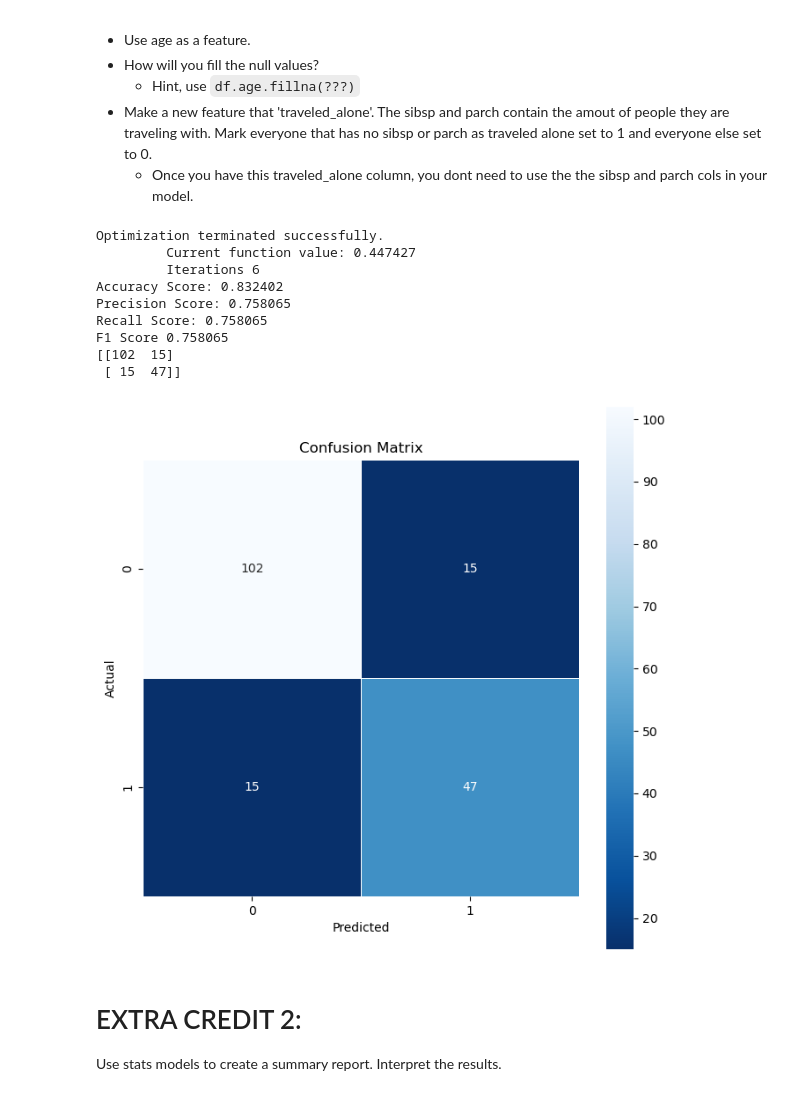
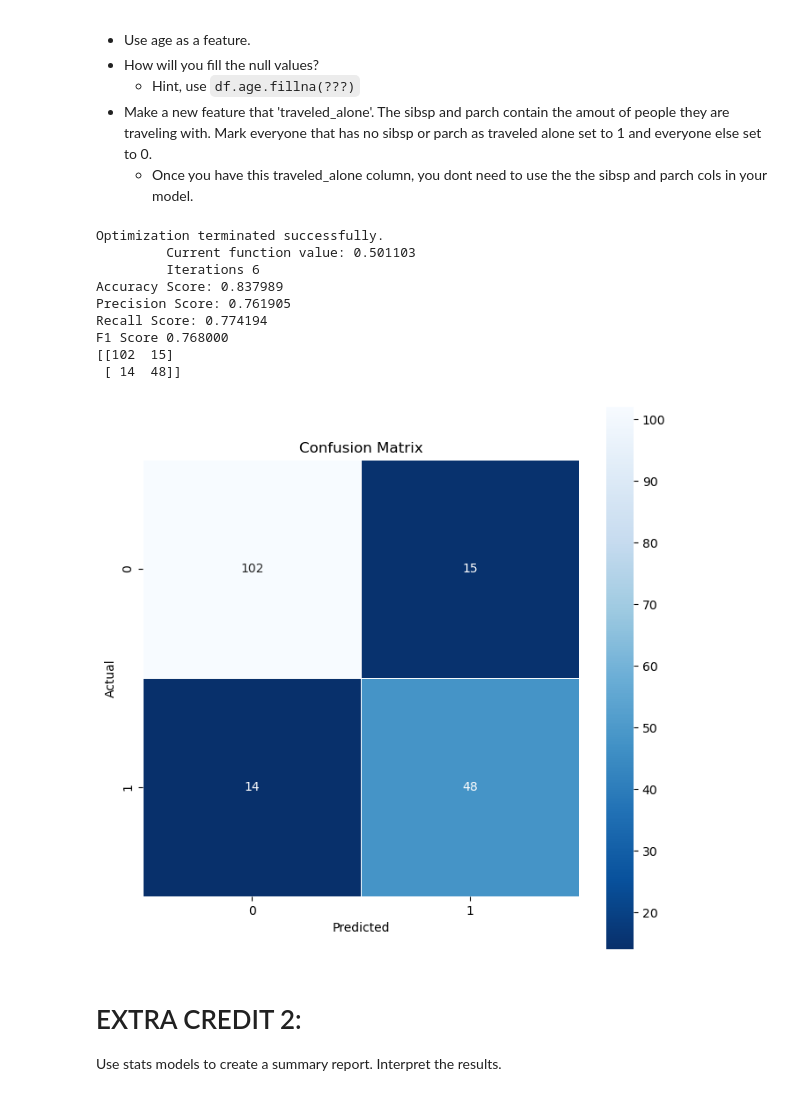
Before and after one commit to CHA0sTIG3R/my-fork-2023-fall-data-science-fridays, a Jupyter notebook: Week-03-Intro-To-ML/Exercise-HO.ipynb, the cells around one changed output. Saved outputs shown, nothing was run; the diff lists cells and outputs as text; code cells hidden in the pictures.

```diff
--- a/Week-03-Intro-To-ML/Exercise-HO.ipynb
+++ b/Week-03-Intro-To-ML/Exercise-HO.ipynb
@@ -108,12 +108,3 @@ X = df[selected_features]
 
 # Set y to be our target variable.
 y = df['survived']
-
-scaler = StandardScaler()
-X_scaled = scaler.fit_transform(X)
-
-X_df = pd.DataFrame(X_scaled, columns=X.columns)
-
-X_const = sm.add_constant(X_df)
-
-results1 = sm.Logit(y, X_const).fit()
@@ -241,18 +233,13 @@ selected_features = ['sex_male', 'pclass_2', 'pclass_3', 'embarked_Q', 'embarked
 X = df[selected_features]
 y = df['survived']
 
-scaler = StandardScaler()
-X_scaled = scaler.fit_transform(X)
-X_df = pd.DataFrame(X_scaled, columns=X.columns)
-
-X_const = sm.add_constant(X_df)
-results2 = sm.Logit(y, X_const).fit()
 
 # Split our data into testing and training.
-X_train, X_test, y_train, y_test = train_test_split(X_scaled, y, test_size=0.2, random_state=45)
+X_train, X_test, y_train, y_test = train_test_split(X, y, test_size=0.2, random_state=45)
 
 # !!! Remeber to use the same random state as you used before
 
+results2 = sm.Logit(y_train, X_train).fit()
 
 # Initalize our model_2
 model_2 = LogisticRegression(max_iter=200)
@@ -334,17 +321,11 @@ selected_features = ['sex_male', 'pclass_2', 'pclass_3', 'embarked_Q', 'embarked
 X = df[selected_features]
 y = df['survived']
 
-scaler = StandardScaler()
-X_scaled = scaler.fit_transform(X)
-X_df = pd.DataFrame(X_scaled, columns=X.columns)
-
-X_const = sm.add_constant(X_df)
-results3 = sm.Logit(y, X_const).fit()
-
 # Split our data into testing and training.
 # Remeber to use the same random state as you used before
-X_train, X_test, y_train, y_test = train_test_split(X_scaled, y, test_size=0.2, random_state=45)
+X_train, X_test, y_train, y_test = train_test_split(X, y, test_size=0.2, random_state=45)
 
+results3 = sm.Logit(y_train, X_train).fit()
 
 # Initalize our model
 model_3 = LogisticRegression(max_iter=200)
@@ -359,40 +340,40 @@ y_pred = model_3.predict(X_test)
 accuracy_3 = accuracy_score(y_test, y_pred)
 
 # Calculate our precision score
 precision_3 = precision_score(y_test, y_pred)
 
 # Calculate our recall score
 recall_3 = recall_score(y_test, y_pred)
 
 # Calculate your f1-score
 f1_3 = f1_score(y_test, y_pred)
 
 # Print each of our scores to inspect performance.
 print("Accuracy Score: %f" % accuracy_3)
 print("Precision Score: %f" % precision_3)
 print("Recall Score: %f" % recall_3)
 print('F1 Score %f' % f1_3)
 
 # Plot your confusion matrix.
 cm_3 = confusion_matrix(y_test, y_pred)
 print(cm_3)
 fig = plt.figure(figsize=(8,8))
 sns.heatmap(cm_3, annot=True, fmt="g", linewidths=.5, square = True, cmap = 'Blues_r')
 plt.xlabel('Predicted')
 plt.ylabel('Actual')
 plt.title('Confusion Matrix')
 plt.show()
 # %% [output]
 Optimization terminated successfully.
-         Current function value: 0.447427
+         Current function value: 0.501103
          Iterations 6
-Accuracy Score: 0.832402
-Precision Score: 0.758065
-Recall Score: 0.758065
-F1 Score 0.758065
+Accuracy Score: 0.837989
+Precision Score: 0.761905
+Recall Score: 0.774194
+F1 Score 0.768000
 [[102  15]
- [ 15  47]]
+ [ 14  48]]
-[figure, old version]
+[figure, new version]
 # %% [markdown]
 # EXTRA CREDIT 2:
 
```
Also changed, not shown: parts of 6 cells of this notebook.
